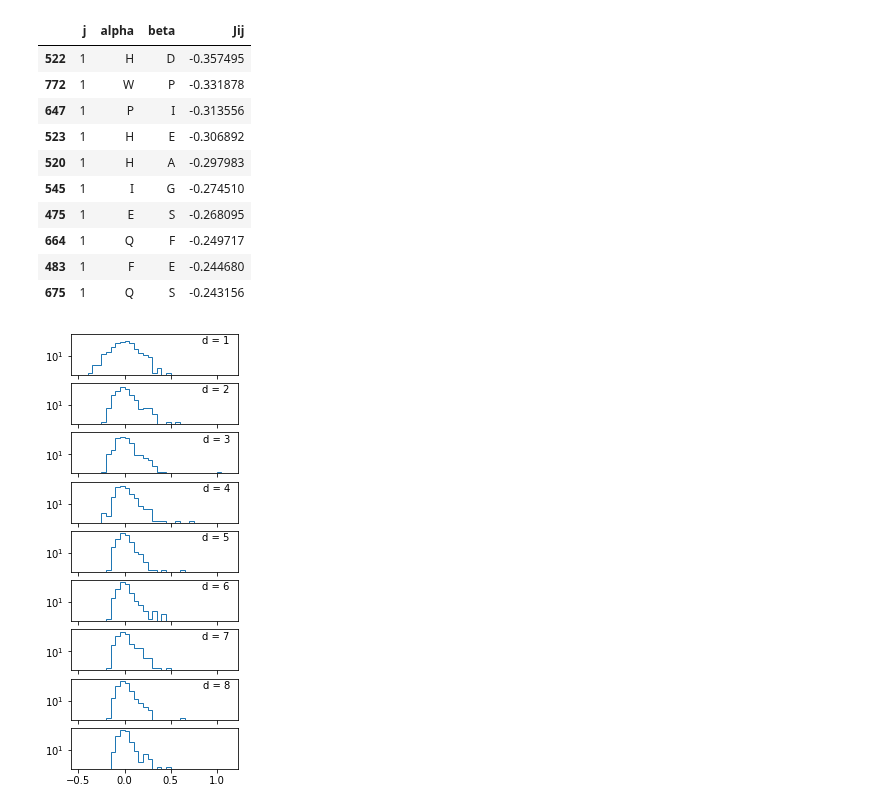
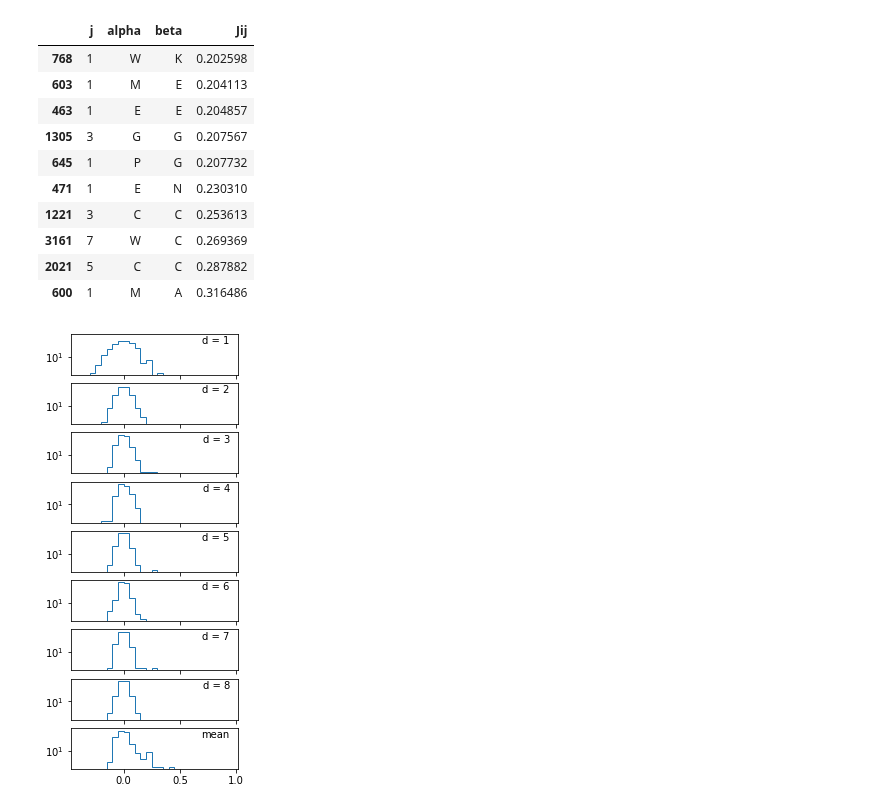
Before and after one commit to andim/peptidome, a Jupyter notebook: code/maxent/Jij_analysis.ipynb, the cells around one changed output. Cells and saved outputs as stored; diff of their text form; code cells hidden in the pictures.

```diff
--- a/code/maxent/Jij_analysis.ipynb
+++ b/code/maxent/Jij_analysis.ipynb
@@ -11,23 +12,26 @@ from lib import *
 from lib.maxent import *
 import xarray as xr
 # %%
-params = np.load('data/Human_full_k9.npz')
+params = np.load('data/Human_reference_9.npz')
 hi = params['hi']
 Jij = params['Jij']
 # %%
 def zero_sum_gauge(J_ij):
-    J_ij_0 = (J_ij
-              - np.mean(J_ij, axis=2)[:, :, np.newaxis, :]
-              - np.mean(J_ij, axis=3)[:, :, :, np.newaxis]
-              + np.mean(J_ij, axis=(2,3))[:, :, np.newaxis, np.newaxis])
+    J_ijc = J_ij.copy()
     for i in range(Jij.shape[0]):
-        J_ij_0[i, i] = np.nan
+        J_ijc[i, i] = 0.0
+    J_ij_0 = (J_ijc
+              - np.mean(J_ijc, axis=2)[:, :, np.newaxis, :]
+              - np.mean(J_ijc, axis=3)[:, :, :, np.newaxis]
+              + np.mean(J_ijc, axis=(2,3))[:, :, np.newaxis, np.newaxis])
     return J_ij_0
 # %%
 Jij0 = zero_sum_gauge(Jij)
+# %%
+mean_Jij = Jij0.mean(axis=(0,1))
 # %%
 L = hi.shape[0]
-Jij_xr = xr.DataArray(Jij0,
+Jij_xr = xr.DataArray(Jij0-mean_Jij,
              dims=("i", "j", 'alpha', 'beta'),
              coords={'i': range(L),
                      'j': range(L),
@@ -36,28 +40,29 @@ Jij_xr = xr.DataArray(Jij0,
                     })
 Jij_df = Jij_xr.to_dataframe('Jij').loc[0,:].reset_index()
 Jij_df.dropna(inplace=True)
-Jij_df.sort_values('Jij').head(n=10)
+Jij_df.sort_values('Jij').tail(n=10)
 # %% [output]
 |  | j | alpha | beta | Jij |
-| 522 | 1 | H | D | -0.357495 |
-| 772 | 1 | W | P | -0.331878 |
-| 647 | 1 | P | I | -0.313556 |
-| 523 | 1 | H | E | -0.306892 |
-| 520 | 1 | H | A | -0.297983 |
-| 545 | 1 | I | G | -0.274510 |
-| 475 | 1 | E | S | -0.268095 |
-| 664 | 1 | Q | F | -0.249717 |
-| 483 | 1 | F | E | -0.244680 |
-| 675 | 1 | Q | S | -0.243156 |
+| 768 | 1 | W | K | 0.202598 |
+| 603 | 1 | M | E | 0.204113 |
+| 463 | 1 | E | E | 0.204857 |
+| 1305 | 3 | G | G | 0.207567 |
+| 645 | 1 | P | G | 0.207732 |
+| 471 | 1 | E | N | 0.230310 |
+| 1221 | 3 | C | C | 0.253613 |
+| 3161 | 7 | W | C | 0.269369 |
+| 2021 | 5 | C | C | 0.287882 |
+| 600 | 1 | M | A | 0.316486 |
 # %%
 fig, axes = plt.subplots(figsize=(3, 8), sharex=True, sharey=True, nrows=L)
 for j in range(1, L):
     ax = axes[j-1]
-    ax.hist(Jij_df[Jij_df['j']==j]['Jij'], bins=np.arange(-0.5, 1.2, 0.05), histtype='step')
+    ax.hist(Jij_df[Jij_df['j']==j]['Jij'], bins=np.arange(-0.4, 1.0, 0.05), histtype='step')
     ax.text(0.95, 0.95, 'd = %i'%j, transform=ax.transAxes, va='top', ha='right')
 ax = axes[-1]
-ax.hist(mean_Jij.flatten(), bins=np.arange(-0.5, 1.2, 0.05), histtype='step')
+ax.hist(mean_Jij.flatten(), bins=np.arange(-0.4, 1.0, 0.05), histtype='step')
+ax.text(0.95, 0.95, 'mean', transform=ax.transAxes, va='top', ha='right')
 for ax in axes:
     ax.set_yscale('log')
 # %% [output]
-[figure, old version]
+[figure, new version]
```
Also changed, not shown: parts of 9 cells of this notebook, 16 other files.
